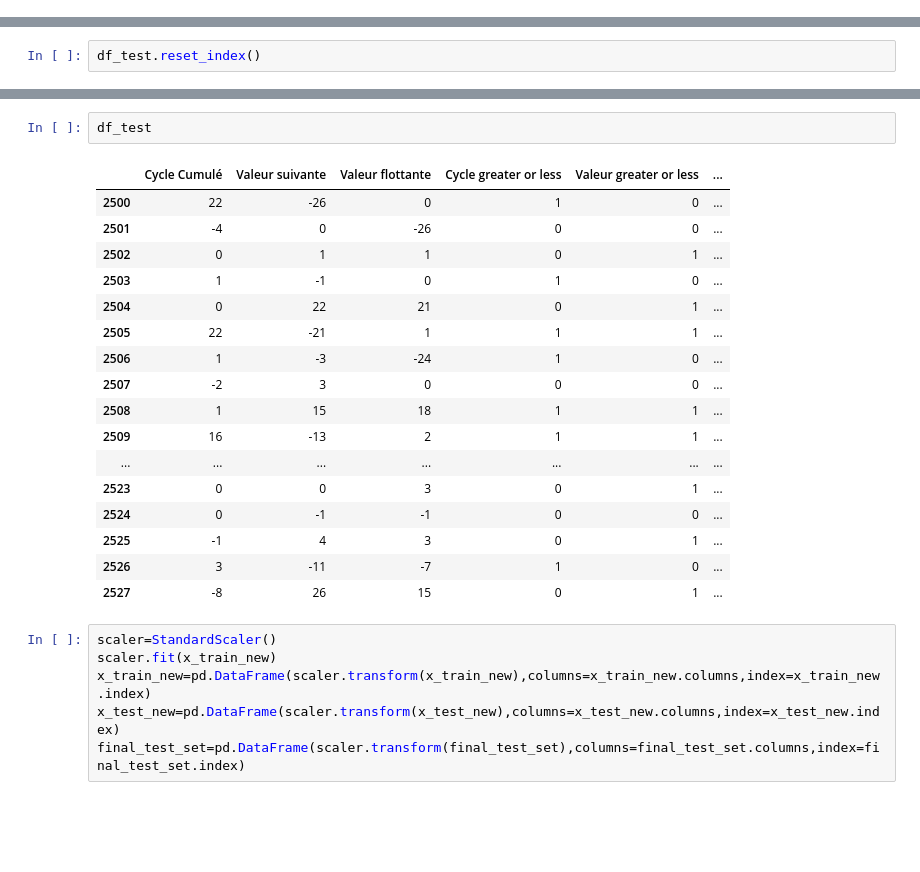
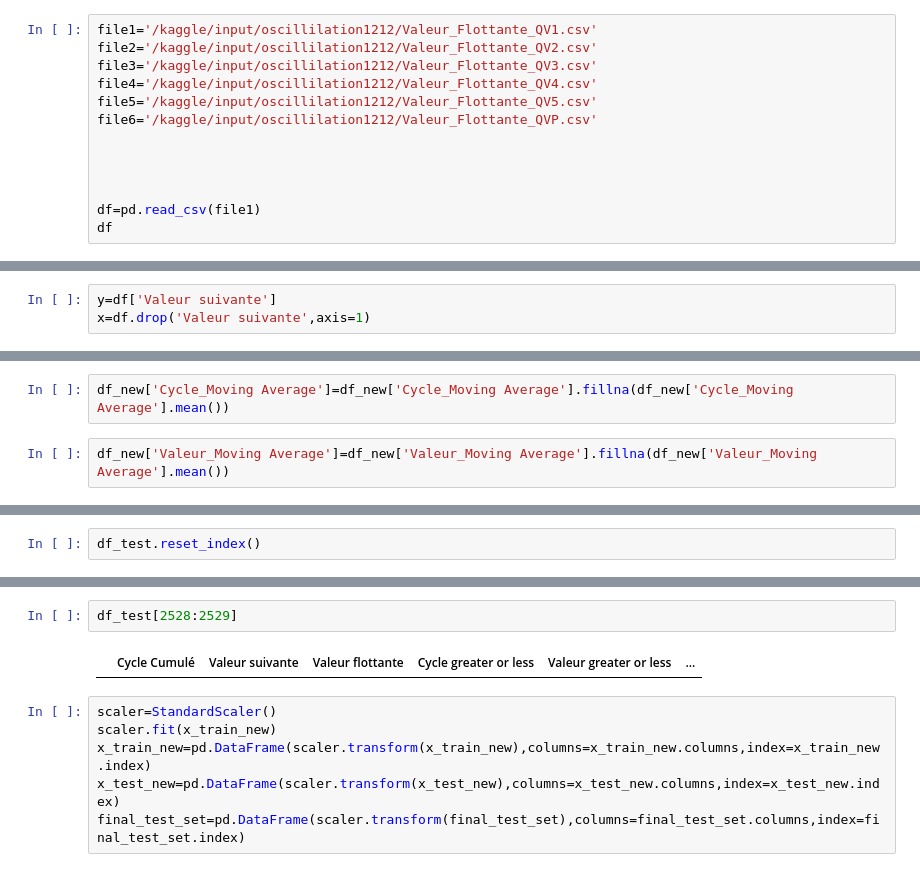
Before and after one commit to vijays4404/TimeSeries, a Jupyter notebook: oscillation-prediction.ipynb, the cells around one changed output, grey strips where cells are left out. Drawn from its saved outputs; the diff is of its cells as text; blank space fills up the shorter version.

Commit message:
Kaggle Notebook | oscillation prediction | Version 16

```diff
--- a/oscillation-prediction.ipynb
+++ b/oscillation-prediction.ipynb
@@ -58,0 +11,13 @@ Name: Valeur flottante, Length: 2528, dtype: int64
+# %%
+file1='/kaggle/input/oscillilation1212/Valeur_Flottante_QV1.csv'
+file2='/kaggle/input/oscillilation1212/Valeur_Flottante_QV2.csv'
+file3='/kaggle/input/oscillilation1212/Valeur_Flottante_QV3.csv'
+file4='/kaggle/input/oscillilation1212/Valeur_Flottante_QV4.csv'
+file5='/kaggle/input/oscillilation1212/Valeur_Flottante_QV5.csv'
+file6='/kaggle/input/oscillilation1212/Valeur_Flottante_QVP.csv'
+
+
+
+
+df=pd.read_csv(file1)
+df
@@ -59,3 +38,6 @@ Name: Valeur flottante, Length: 2528, dtype: int64
+# %%
+y=df['Valeur suivante']
+x=df.drop('Valeur suivante',axis=1)
 # %% [markdown]
 # Before Adding Features
 # %%
@@ -164,3 +154,7 @@ df_new
+# %%
+df_new['Cycle_Moving Average']=df_new['Cycle_Moving Average'].fillna(df_new['Cycle_Moving Average'].mean())
+# %%
+df_new['Valeur_Moving Average']=df_new['Valeur_Moving Average'].fillna(df_new['Valeur_Moving Average'].mean())
 # %%
 df_train=df_new.loc[1:2500]
 df_test=df_new.loc[2500:]
@@ -237,23 +230,7 @@ Predicted next value for the 2rd column: 41.36075210571289
 # %%
-df_test
+df_test[2528:2529]
 # %% [output]
 |  | Cycle Cumulé | Valeur suivante | Valeur flottante | Cycle greater or less | Valeur greater or less | ... |
-| 2500 | 22 | -26 | 0 | 1 | 0 | ... |
-| 2501 | -4 | 0 | -26 | 0 | 0 | ... |
-| 2502 | 0 | 1 | 1 | 0 | 1 | ... |
-| 2503 | 1 | -1 | 0 | 1 | 0 | ... |
-| 2504 | 0 | 22 | 21 | 0 | 1 | ... |
-| 2505 | 22 | -21 | 1 | 1 | 1 | ... |
-| 2506 | 1 | -3 | -24 | 1 | 0 | ... |
-| 2507 | -2 | 3 | 0 | 0 | 0 | ... |
-| 2508 | 1 | 15 | 18 | 1 | 1 | ... |
-| 2509 | 16 | -13 | 2 | 1 | 1 | ... |
-| ... | ... | ... | ... | ... | ... | ... |
-| 2523 | 0 | 0 | 3 | 0 | 1 | ... |
-| 2524 | 0 | -1 | -1 | 0 | 0 | ... |
-| 2525 | -1 | 4 | 3 | 0 | 1 | ... |
-| 2526 | 3 | -11 | -7 | 1 | 0 | ... |
-| 2527 | -8 | 26 | 15 | 0 | 1 | ... |
 # %%
 scaler=StandardScaler()
 scaler.fit(x_train_new)
```
Also changed, not shown: parts of 29 cells of this notebook.
